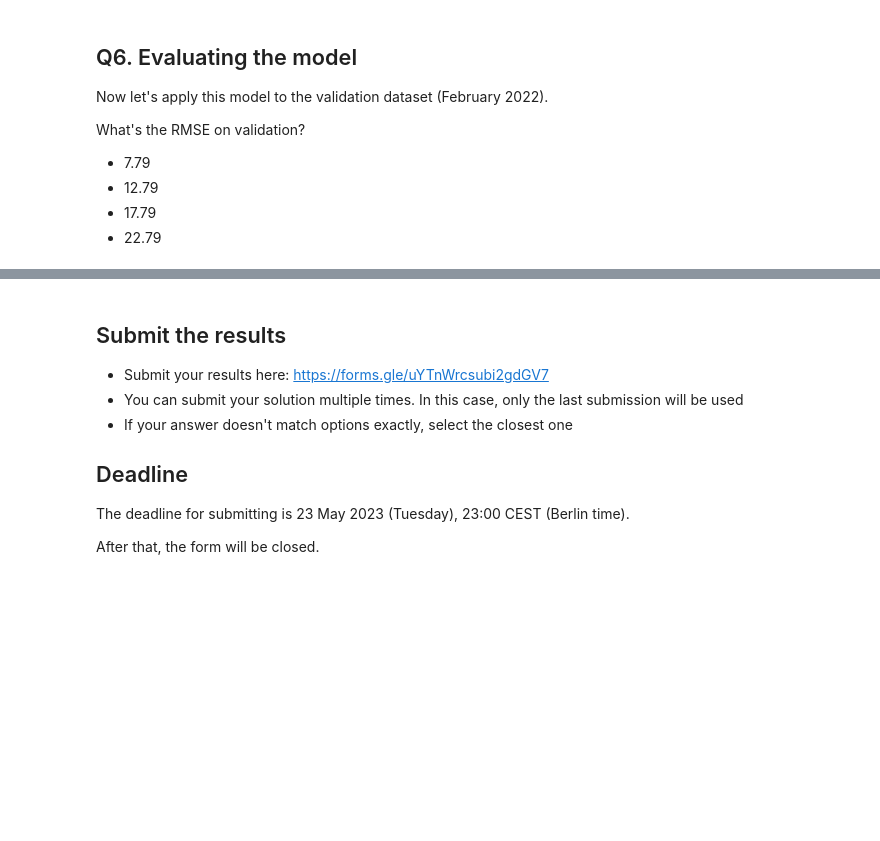
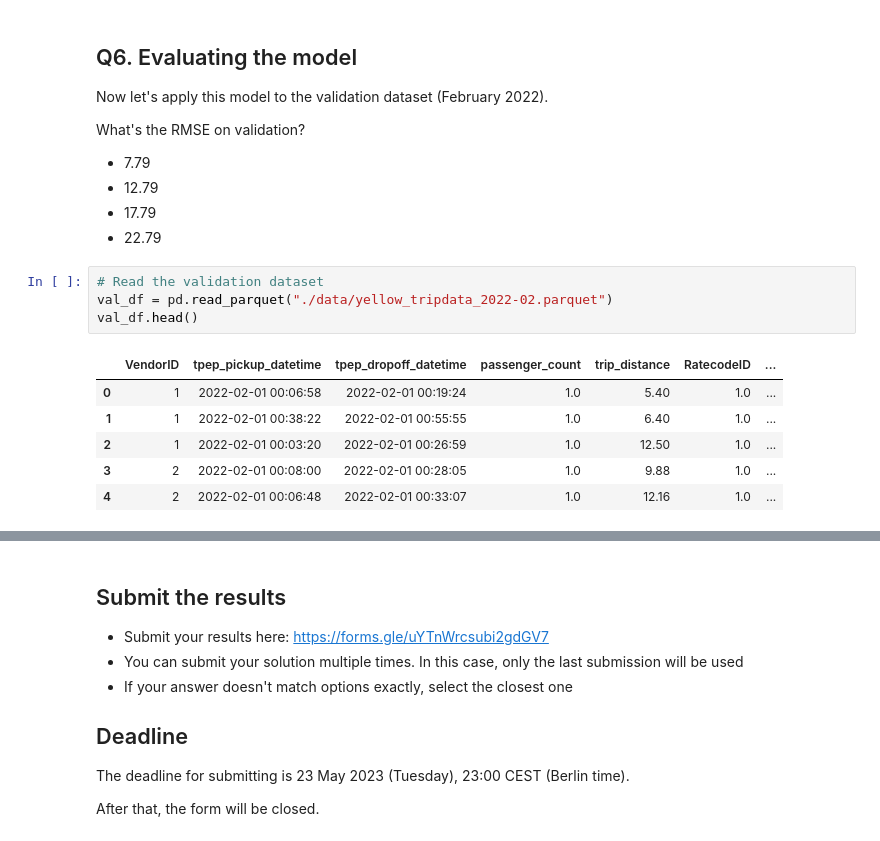
Before and after one commit to ioannismesionis/mlops-zoomcamp, a Jupyter notebook: cohorts/2023/01-intro/homework_notebook.ipynb, the cells around one changed output, grey strips where cells are left out. Drawn from its saved outputs; the diff is of its cells as text; blank space fills up the shorter version.

```diff
--- a/cohorts/2023/01-intro/homework_notebook.ipynb
+++ b/cohorts/2023/01-intro/homework_notebook.ipynb
@@ -88,3 +181,14 @@ What's the RMSE on validation?
 * 12.79
 * 17.79
 * 22.79
+# %%
+# Read the validation dataset
+val_df = pd.read_parquet("./data/yellow_tripdata_2022-02.parquet")
+val_df.head()
+# %% [output]
+|  | VendorID | tpep_pickup_datetime | tpep_dropoff_datetime | passenger_count | trip_distance | RatecodeID | ... |
+| 0 | 1 | 2022-02-01 00:06:58 | 2022-02-01 00:19:24 | 1.0 | 5.40 | 1.0 | ... |
+| 1 | 1 | 2022-02-01 00:38:22 | 2022-02-01 00:55:55 | 1.0 | 6.40 | 1.0 | ... |
+| 2 | 1 | 2022-02-01 00:03:20 | 2022-02-01 00:26:59 | 1.0 | 12.50 | 1.0 | ... |
+| 3 | 2 | 2022-02-01 00:08:00 | 2022-02-01 00:28:05 | 1.0 | 9.88 | 1.0 | ... |
+| 4 | 2 | 2022-02-01 00:06:48 | 2022-02-01 00:33:07 | 1.0 | 12.16 | 1.0 | ... |
```
Also changed, not shown: parts of 18 cells of this notebook, 1 other file.
